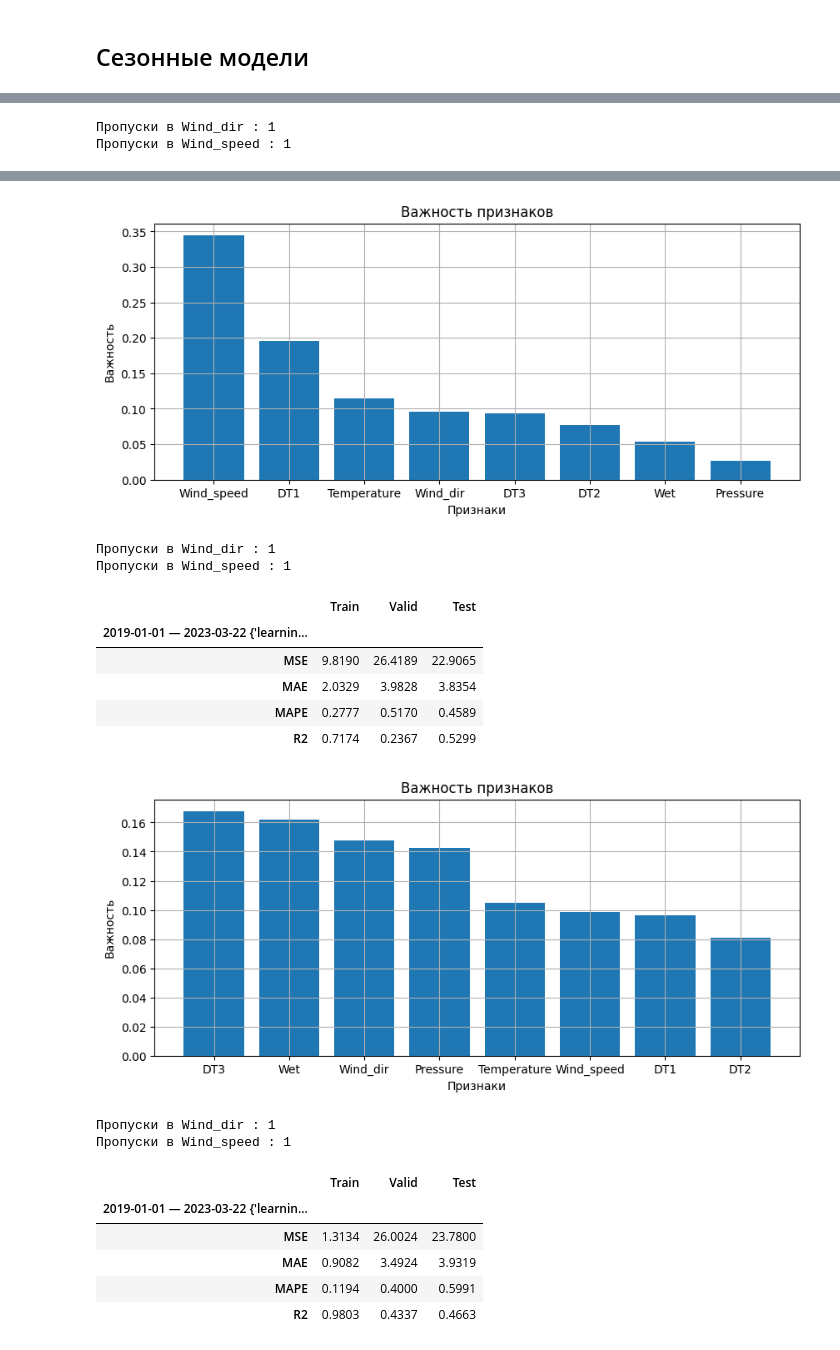
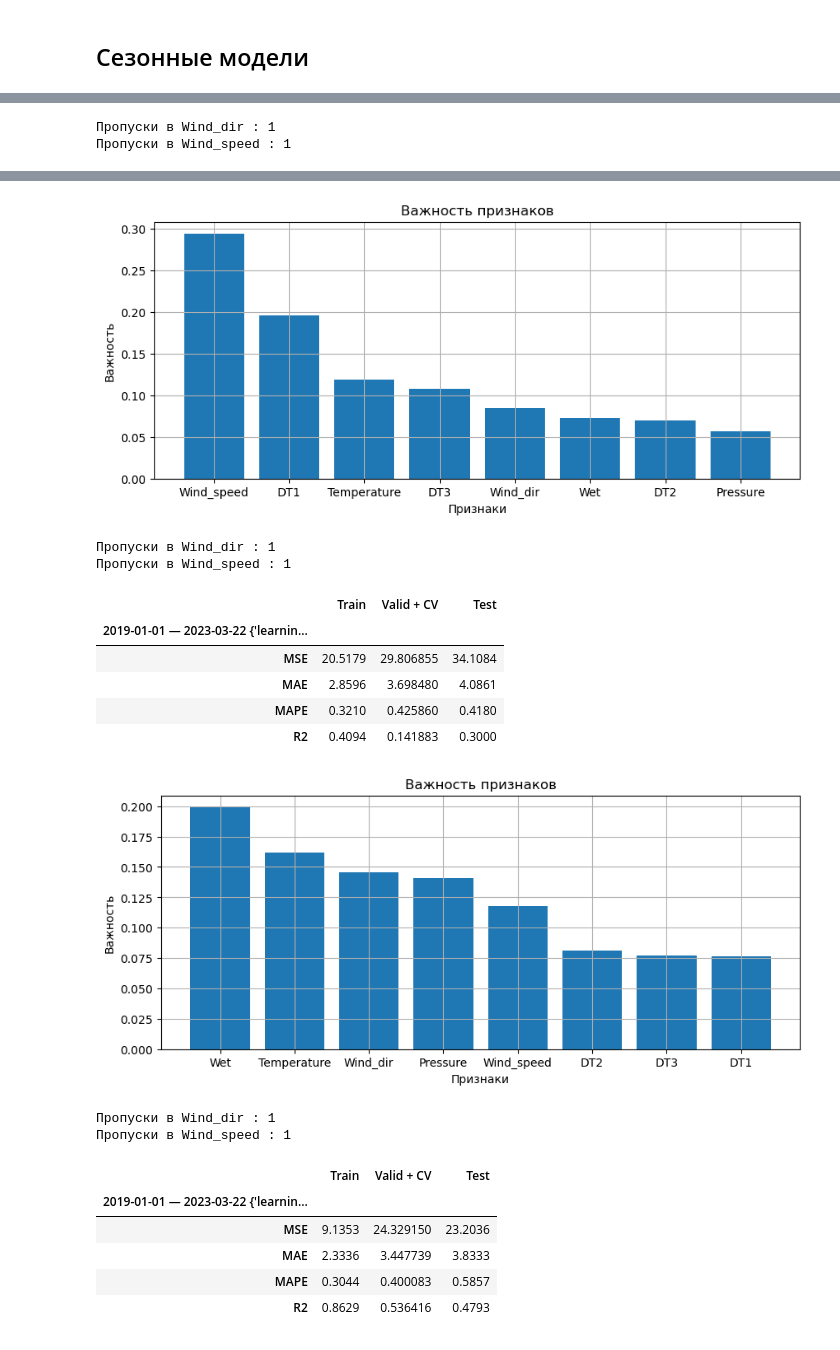
Before and after one commit to Nikita-Lev/Forecasting-PM-2.5-in-the-atmosphere-of-Krasnoyarsk, a Jupyter notebook: XGBoost/XGBoost.ipynb, the cells around one changed output, grey strips where cells are left out. Cells and saved outputs as stored; diff of their text form; code cells hidden in the pictures.

```diff
--- a/XGBoost/XGBoost.ipynb
+++ b/XGBoost/XGBoost.ipynb
@@ -20,10 +20,9 @@ district = 'Mean'
 #savePath = 'Results/Results RF large periods.xlsx'
 # %%
 params = {
-    'n_estimators': np.linspace(251, 1000, 3).round().astype('int'),
-    'max_depth' : [2, 3],
-    'learning_rate' : [0.05, 0.1, 0.15, 0.2, 0.5],
-    'max_features': np.linspace(0.1, 1, 5),
+    'n_estimators': np.linspace(10, 1000, 6).round().astype('int'),
+    'max_depth' : [2, 3, 4],
+    'learning_rate' : [0.01, 0.05, 0.1, 0.2, 0.5, 0.8],
     'subsample': [0.5, 1.0],
 }
 params
@@ -45,13 +34,13 @@ params
 # %% [markdown]
 ## Модели, обученные за года
 # %%
-model = GradientBoostingRegressor(random_state = 100)
+model = XGBRegressor(random_state = 100)
 # %%
 # Срез данных от begin до end
 begin, end = '2019-01-01', '2023-04-06'
 
 for season in ['winters', 'springs', 'summers', 'autumns']:
-    ModelProcessing(model, sensor, fill, district, begin, end, seasonModel = '', season_test = season, params = params, gridSearch = True, paramDependencies = False, plotRes = False, featImp = False)
+    ModelProcessing(model, sensor, fill, district, begin, end, seasonModel = '', season_test = season, params = params, gridSearch = True, paramDependencies = ['n_estimators', 'learning_rate'], plotRes = False, featImp = False, savePath = 'Results/Results xgb.xlsx')
 # %% [output]
 Пропуски в Wind_dir : 1
 Пропуски в Wind_speed : 1
@@ -91,7 +79,7 @@ for season in ['winters', 'springs', 'summers', 'autumns']:
 begin, end = '2019-01-01', '2023-04-06'
 
 for season in ['winters', 'springs', 'summers', 'autumns']:
-    ModelProcessing(model, sensor, fill, district, begin, end, seasonModel = season, season_test = season, params = params, gridSearch = True, paramDependencies = False, plotRes = False, featImp = True)
+    ModelProcessing(model, sensor, fill, district, begin, end, seasonModel = season, season_test = season, params = params, gridSearch = True, paramDependencies = [], plotRes = False, featImp = True, savePath = 'Results/Results xgb.xlsx')
 # %% [output]
 Пропуски в Wind_dir : 1
 Пропуски в Wind_speed : 1
@@ -113,18 +101,18 @@ for season in ['winters', 'springs', 'summers', 'autumns']:
-[figure, old version]
+[figure, new version]
 Пропуски в Wind_dir : 1
 Пропуски в Wind_speed : 1
-|  | Train | Valid | Test |
+|  | Train | Valid + CV | Test |
 | 2019-01-01 — 2023-03-22 {'learnin... |  |  |  |
-| MSE | 9.8190 | 26.4189 | 22.9065 |
-| MAE | 2.0329 | 3.9828 | 3.8354 |
-| MAPE | 0.2777 | 0.5170 | 0.4589 |
-| R2 | 0.7174 | 0.2367 | 0.5299 |
+| MSE | 20.5179 | 29.806855 | 34.1084 |
+| MAE | 2.8596 | 3.698480 | 4.0861 |
+| MAPE | 0.3210 | 0.425860 | 0.4180 |
+| R2 | 0.4094 | 0.141883 | 0.3000 |
-[figure, old version]
+[figure, new version]
 Пропуски в Wind_dir : 1
 Пропуски в Wind_speed : 1
-|  | Train | Valid | Test |
+|  | Train | Valid + CV | Test |
 | 2019-01-01 — 2023-03-22 {'learnin... |  |  |  |
-| MSE | 1.3134 | 26.0024 | 23.7800 |
-| MAE | 0.9082 | 3.4924 | 3.9319 |
-| MAPE | 0.1194 | 0.4000 | 0.5991 |
-| R2 | 0.9803 | 0.4337 | 0.4663 |
+| MSE | 9.1353 | 24.329150 | 23.2036 |
+| MAE | 2.3336 | 3.447739 | 3.8333 |
+| MAPE | 0.3044 | 0.400083 | 0.5857 |
+| R2 | 0.8629 | 0.536416 | 0.4793 |
```
Also changed, not shown: parts of 5 cells of this notebook, 2 other files.
